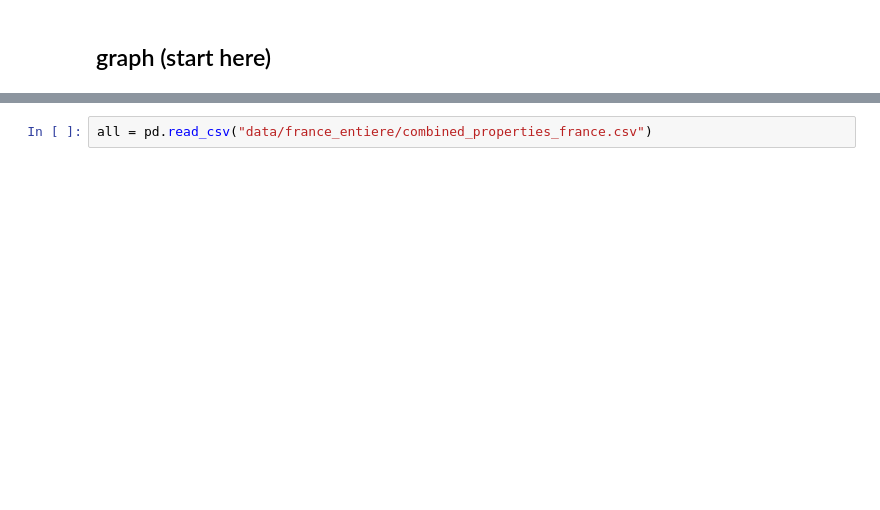
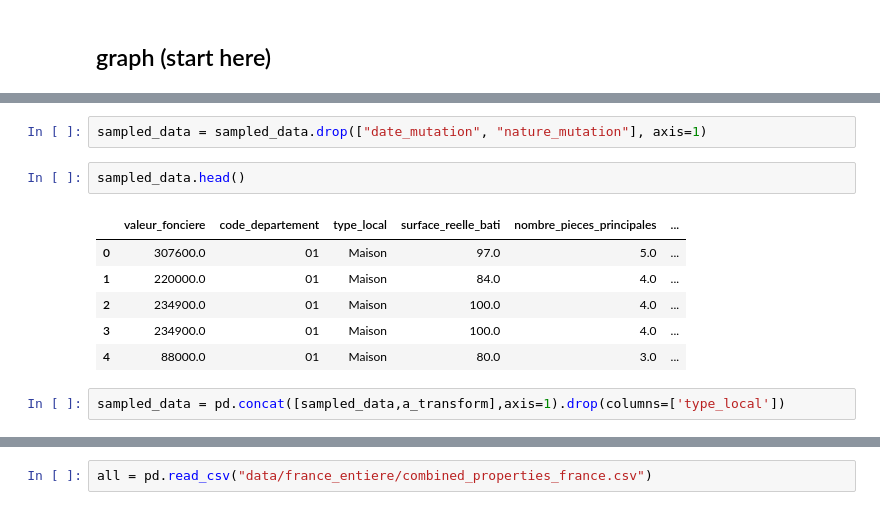
Before and after one commit to arthurdesma/immobilier_ml, a Jupyter notebook: data.ipynb, the cells around one changed output, grey strips where cells are left out. Drawn from its saved outputs; the diff is of its cells as text; blank space fills up the shorter version.

```diff
--- a/data.ipynb
+++ b/data.ipynb
@@ -354,0 +505,13 @@ with open(model_filename, 'wb') as file:
+# %%
+sampled_data = sampled_data.drop(["date_mutation", "nature_mutation"], axis=1)
+# %%
+sampled_data.head()
+# %% [output]
+|  | valeur_fonciere | code_departement | type_local | surface_reelle_bati | nombre_pieces_principales | ... |
+| 0 | 307600.0 | 01 | Maison | 97.0 | 5.0 | ... |
+| 1 | 220000.0 | 01 | Maison | 84.0 | 4.0 | ... |
+| 2 | 234900.0 | 01 | Maison | 100.0 | 4.0 | ... |
+| 3 | 234900.0 | 01 | Maison | 100.0 | 4.0 | ... |
+| 4 | 88000.0 | 01 | Maison | 80.0 | 3.0 | ... |
+# %%
+sampled_data = pd.concat([sampled_data,a_transform],axis=1).drop(columns=['type_local'])
```
Also changed, not shown: parts of 50 cells of this notebook.
